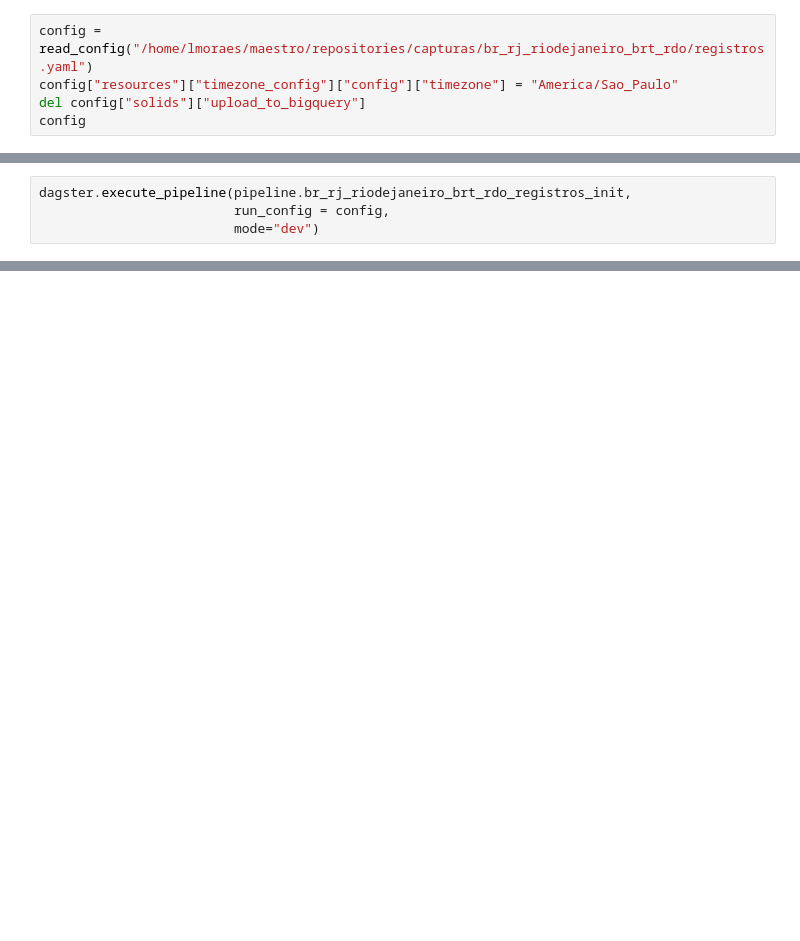
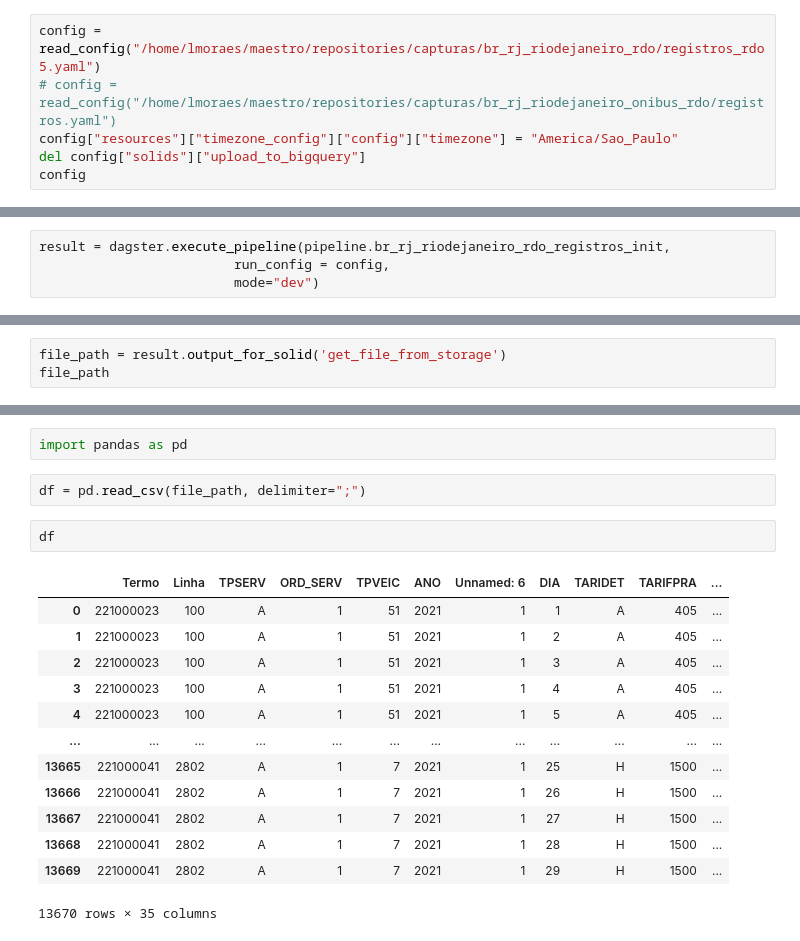
Before and after one commit to RJ-SMTR/maestro, a Jupyter notebook: notebooks/execute_pipeline.ipynb, the cells around one changed output, grey strips where cells are left out. Saved outputs shown, nothing was run; the diff lists cells and outputs as text; blank space fills up the shorter version.

Commit message:
Captura RDO+5

```diff
--- a/notebooks/execute_pipeline.ipynb
+++ b/notebooks/execute_pipeline.ipynb
@@ -8,7 +8,8 @@ import repositories.capturas.br_rj_riodejaneiro_brt_rdo.registros as pipeline
 from repositories.helpers.helpers import read_config
 import os
 # %%
-config = read_config("/home/lmoraes/maestro/repositories/capturas/br_rj_riodejaneiro_brt_rdo/registros.yaml")
+config = read_config("/home/lmoraes/maestro/repositories/capturas/br_rj_riodejaneiro_rdo/registros_rdo5.yaml")
+# config = read_config("/home/lmoraes/maestro/repositories/capturas/br_rj_riodejaneiro_onibus_rdo/registros.yaml")
 config["resources"]["timezone_config"]["config"]["timezone"] = "America/Sao_Paulo"
 del config["solids"]["upload_to_bigquery"]
 config
@@ -22,5 +41,5 @@ config
 # %%
-dagster.execute_pipeline(pipeline.br_rj_riodejaneiro_brt_rdo_registros_init,
+result = dagster.execute_pipeline(pipeline.br_rj_riodejaneiro_rdo_registros_init,
                          run_config = config,
                          mode="dev")
 # %% [output]
@@ -59,0 +63,3 @@ tb.create(
+# %%
+file_path = result.output_for_solid('get_file_from_storage')
+file_path
@@ -59,0 +76,20 @@ tb.create(
+# %%
+import pandas as pd
+# %%
+df = pd.read_csv(file_path, delimiter=";")
+# %%
+df
+# %% [output]
+|  | Termo | Linha | TPSERV | ORD_SERV | TPVEIC | ANO | Unnamed: 6 | DIA | TARIDET | TARIFPRA | ... |
+| 0 | 221000023 | 100 | A | 1 | 51 | 2021 | 1 | 1 | A | 405 | ... |
+| 1 | 221000023 | 100 | A | 1 | 51 | 2021 | 1 | 2 | A | 405 | ... |
+| 2 | 221000023 | 100 | A | 1 | 51 | 2021 | 1 | 3 | A | 405 | ... |
+| 3 | 221000023 | 100 | A | 1 | 51 | 2021 | 1 | 4 | A | 405 | ... |
+| 4 | 221000023 | 100 | A | 1 | 51 | 2021 | 1 | 5 | A | 405 | ... |
+| ... | ... | ... | ... | ... | ... | ... | ... | ... | ... | ... | ... |
+| 13665 | 221000041 | 2802 | A | 1 | 7 | 2021 | 1 | 25 | H | 1500 | ... |
+| 13666 | 221000041 | 2802 | A | 1 | 7 | 2021 | 1 | 26 | H | 1500 | ... |
+| 13667 | 221000041 | 2802 | A | 1 | 7 | 2021 | 1 | 27 | H | 1500 | ... |
+| 13668 | 221000041 | 2802 | A | 1 | 7 | 2021 | 1 | 28 | H | 1500 | ... |
+| 13669 | 221000041 | 2802 | A | 1 | 7 | 2021 | 1 | 29 | H | 1500 | ... |
+13670 rows × 35 columns
```
Also changed, not shown: parts of 13 cells of this notebook, 8 other files.
